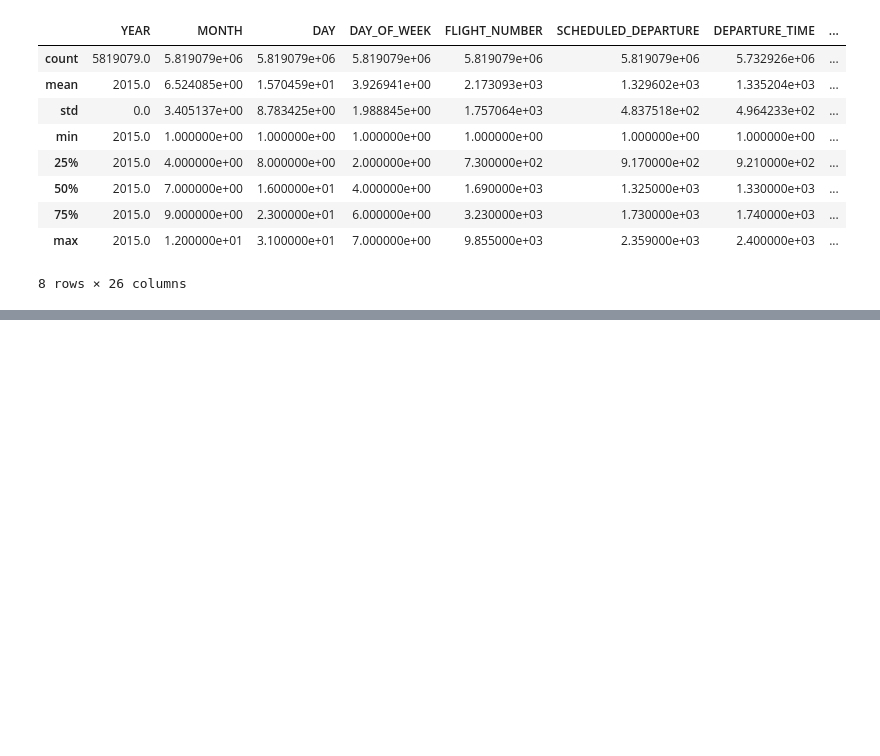
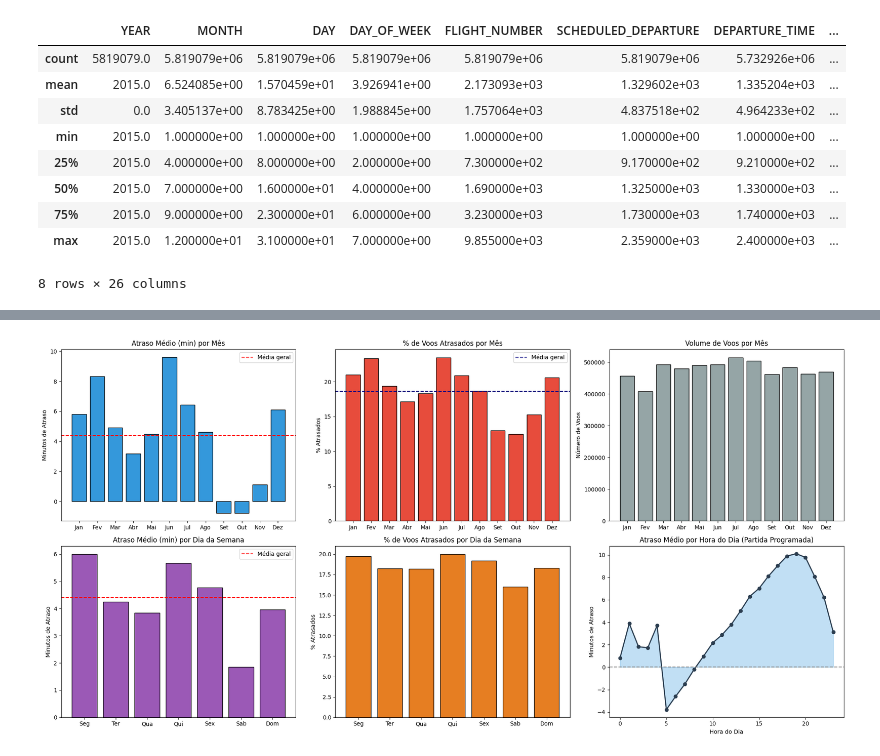
Before and after one commit to ofeprince/tech_challenge_3, a Jupyter notebook: notebooks/01_eda.ipynb, the cells around one changed output, grey strips where cells are left out. Saved outputs shown, nothing was run; the diff lists cells and outputs as text; code cells hidden in the pictures; blank space fills up the shorter version.

```diff
--- a/notebooks/01_eda.ipynb
+++ b/notebooks/01_eda.ipynb
@@ -86,0 +318,80 @@ Name: ARRIVAL_DELAY, Length: 5819079, dtype: float64
+# %%
+# Atraso médio e % de atrasos por mês
+month_names = {1:'Jan', 2:'Fev', 3:'Mar', 4:'Abr', 5:'Mai', 6:'Jun',
+               7:'Jul', 8:'Ago', 9:'Set', 10:'Out', 11:'Nov', 12:'Dez'}
+
+by_month = df_flights.groupby('MONTH').agg(
+    avg_delay=('ARRIVAL_DELAY', 'mean'),
+    pct_delayed=('IS_DELAYED', 'mean')
+).reset_index()
+by_month['MONTH_NAME'] = by_month['MONTH'].map(month_names)
+by_month['pct_delayed'] *= 100
+
+# Atraso por dia da semana
+day_names = {1:'Seg', 2:'Ter', 3:'Qua', 4:'Qui', 5:'Sex', 6:'Sab', 7:'Dom'}
+by_dow = df_flights.groupby('DAY_OF_WEEK').agg(
+    avg_delay=('ARRIVAL_DELAY', 'mean'),
+    pct_delayed=('IS_DELAYED', 'mean')
+).reset_index()
+by_dow['DAY_NAME'] = by_dow['DAY_OF_WEEK'].map(day_names)
+by_dow['pct_delayed'] *= 100
+
+# Extrair hora da partida programada (HHMM -> HH)
+df_flights['SCHED_HOUR'] = (df_flights['SCHEDULED_DEPARTURE'] // 100).astype(int)
+by_hour = df_flights.groupby('SCHED_HOUR').agg(
+    avg_delay=('ARRIVAL_DELAY', 'mean'),
+    pct_delayed=('IS_DELAYED', 'mean'),
+    count=('ARRIVAL_DELAY', 'count')
+).reset_index()
+by_hour['pct_delayed'] *= 100
+
+fig, axes = plt.subplots(2, 3, figsize=(20, 10))
+
+# Atraso médio por mês
+axes[0, 0].bar(by_month['MONTH_NAME'], by_month['avg_delay'], color='#3498db', edgecolor='black')
+axes[0, 0].set_title('Atraso Médio (min) por Mês', fontsize=12)
+axes[0, 0].set_ylabel('Minutos de Atraso')
+axes[0, 0].axhline(y=df_flights['ARRIVAL_DELAY'].mean(), color='red', linestyle='--', label='Média geral')
+axes[0, 0].legend()
+
+# % de atrasos por mês
+axes[0, 1].bar(by_month['MONTH_NAME'], by_month['pct_delayed'], color='#e74c3c', edgecolor='black')
+axes[0, 1].set_title('% de Voos Atrasados por Mês', fontsize=12)
+axes[0, 1].set_ylabel('% Atrasados')
+axes[0, 1].axhline(y=by_month['pct_delayed'].mean(), color='navy', linestyle='--', label='Média geral')
+axes[0, 1].legend()
+
+# Volume de voos por mês
+vol_month = df_flights.groupby('MONTH').size().reset_index(name='count')
+vol_month['MONTH_NAME'] = vol_month['MONTH'].map(month_names)
+axes[0, 2].bar(vol_month['MONTH_NAME'], vol_month['count'], color='#95a5a6', edgecolor='black')
+axes[0, 2].set_title('Volume de Voos por Mês', fontsize=12)
+axes[0, 2].set_ylabel('Número de Voos')
+
+# Atraso médio por dia da semana
+axes[1, 0].bar(by_dow['DAY_NAME'], by_dow['avg_delay'], color='#9b59b6', edgecolor='black')
+axes[1, 0].set_title('Atraso Médio (min) por Dia da Semana', fontsize=12)
+axes[1, 0].set_ylabel('Minutos de Atraso')
+axes[1, 0].axhline(y=df_flights['ARRIVAL_DELAY'].mean(), color='red', linestyle='--', label='Média geral')
+axes[1, 0].legend()
+
+# % de atrasos por dia da semana
+axes[1, 1].bar(by_dow['DAY_NAME'], by_dow['pct_delayed'], color='#e67e22', edgecolor='black')
+axes[1, 1].set_title('% de Voos Atrasados por Dia da Semana', fontsize=12)
+axes[1, 1].set_ylabel('% Atrasados')
+
+# Atraso médio por hora do dia
+axes[1, 2].plot(by_hour['SCHED_HOUR'], by_hour['avg_delay'], marker='o', color='#2c3e50', linewidth=2)
+axes[1, 2].fill_between(by_hour['SCHED_HOUR'], by_hour['avg_delay'], alpha=0.3, color='#3498db')
+axes[1, 2].set_title('Atraso Médio por Hora do Dia (Partida Programada)', fontsize=12)
+axes[1, 2].set_xlabel('Hora do Dia')
+axes[1, 2].set_ylabel('Minutos de Atraso')
+axes[1, 2].axhline(y=0, color='gray', linestyle='--')
+
+plt.tight_layout()
+plt.show()
+
+print("Meses com mais atrasos:", by_month.nlargest(3, 'pct_delayed')[['MONTH_NAME','pct_delayed']].to_string(index=False))
+print("\nDias com mais atrasos:", by_dow.nlargest(3, 'pct_delayed')[['DAY_NAME','pct_delayed']].to_string(index=False))
+# %% [output]
+[figure, added]
```
Also changed, not shown: parts of 35 cells of this notebook, 4 other files.
